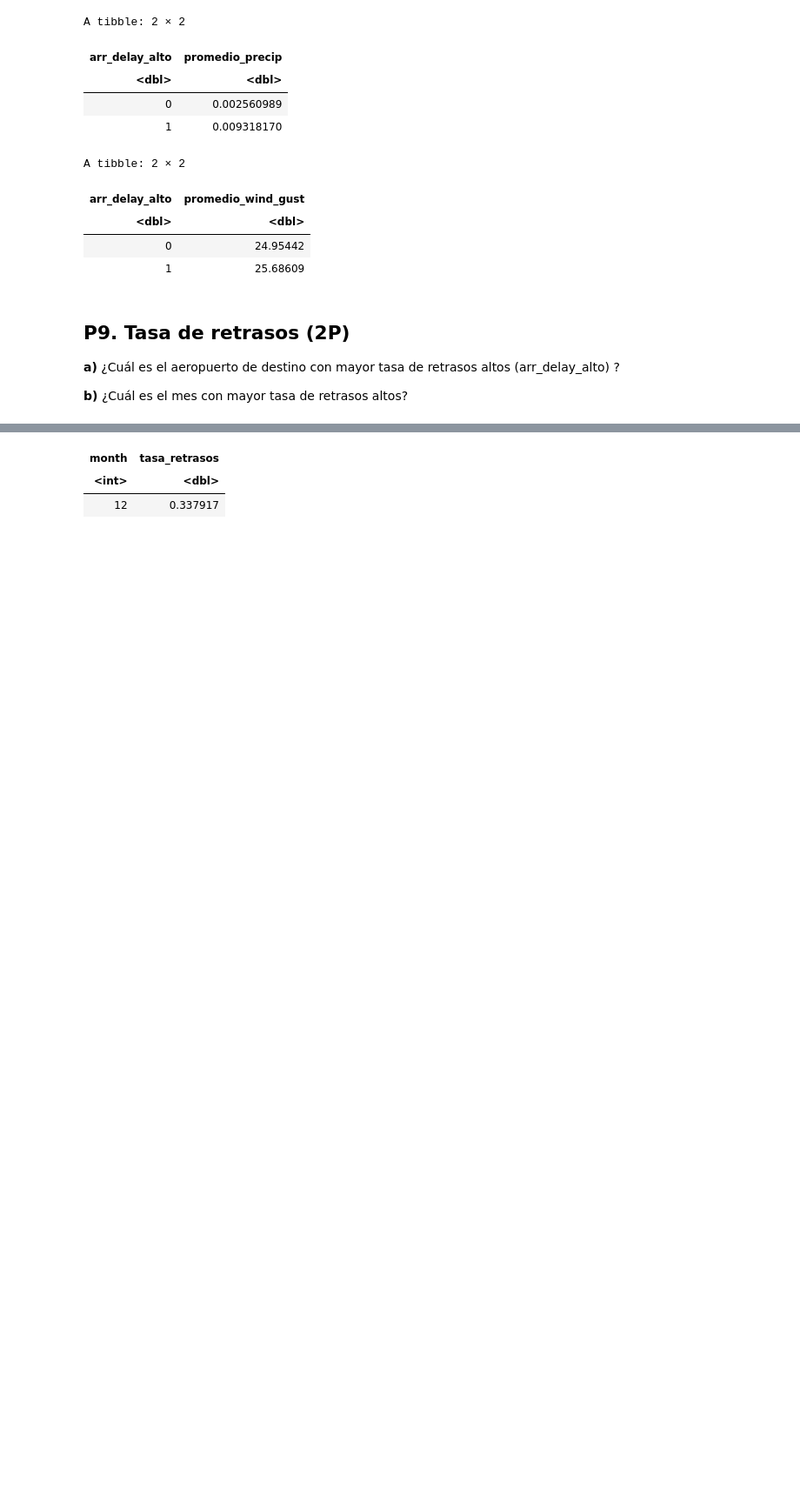
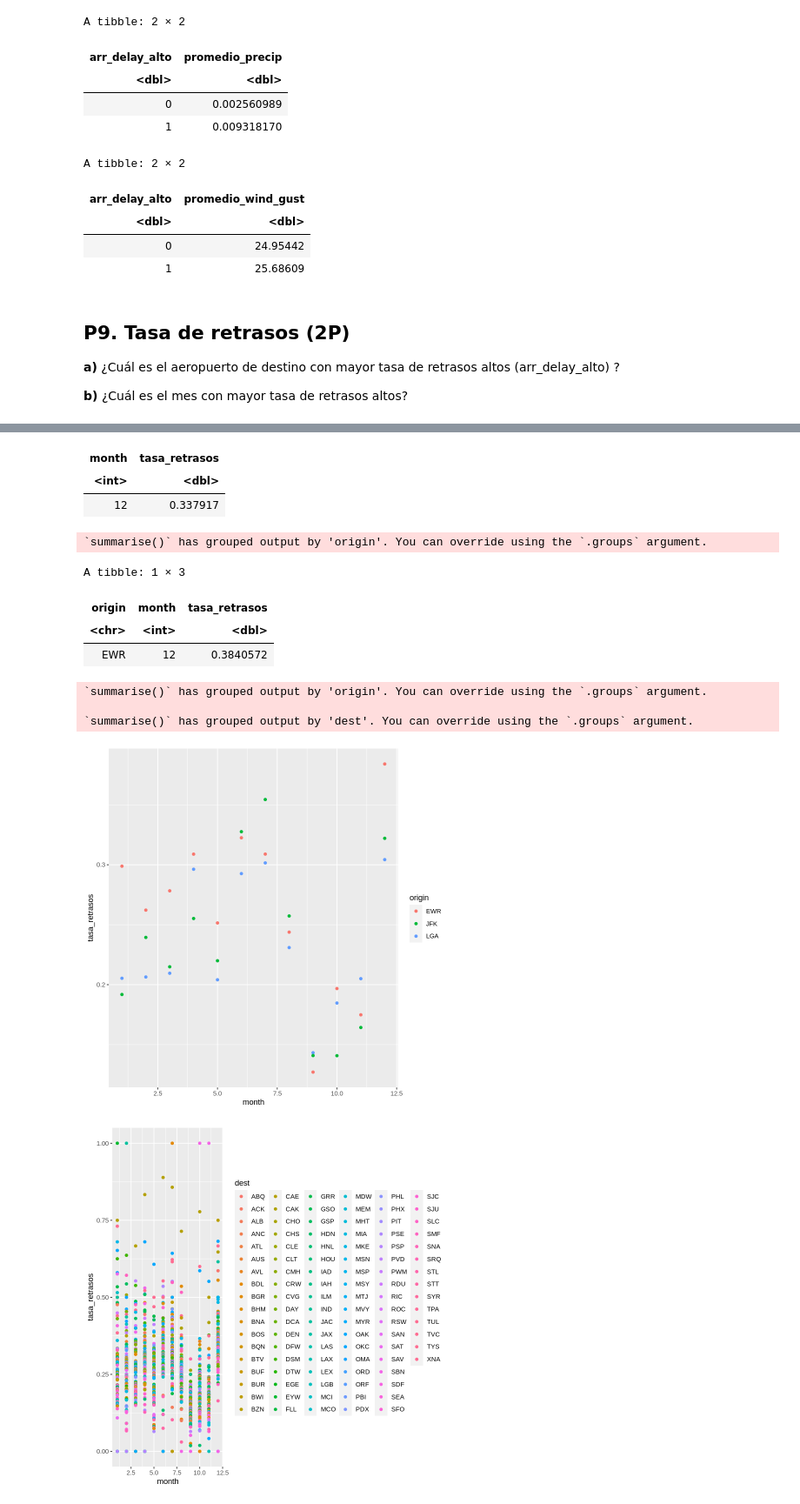
Before and after one commit to rodrigo-coco-espinoza/Introduccion_a_ciencia_de_datos_R_v2, a Jupyter notebook: Ayudantías/A2/Desarrollo/A2_02_Taller.ipynb, the cells around one changed output, grey strips where cells are left out. Shown: that part at 87% size. Cells and saved outputs as stored; diff of their text form; code cells hidden in the pictures; blank space fills up the shorter version.

```diff
--- a/Ayudantías/A2/Desarrollo/A2_02_Taller.ipynb
+++ b/Ayudantías/A2/Desarrollo/A2_02_Taller.ipynb
@@ -285,29 +285,56 @@ A tibble: 2 × 2
 # %%
 # a)
 
 vuelos_ret_ampliado %>%
 group_by(dest) %>% summarise( tasa_retrasos = sum(arr_delay_alto)/length(arr_delay_alto)) %>% ungroup() %>%
 arrange(desc(tasa_retrasos)) %>% head(1)
 
 vuelos_ret_ampliado %>%
 group_by(dest) %>% summarise( tasa_retrasos = sum(arr_delay_alto)/n()) %>% ungroup() %>%
 arrange(desc(tasa_retrasos)) %>% head(1)
 
 
 # b)
 vuelos_ret_ampliado %>%
 group_by(month) %>% summarise( tasa_retrasos = sum(arr_delay_alto)/n()) %>% ungroup() %>%
 arrange(desc(tasa_retrasos)) %>% head(1)
+
+
+# c) extra: aeropuerto y mes con mayor retraso
+vuelos_ret_ampliado %>%
+group_by(origin, month) %>% summarise( tasa_retrasos = sum(arr_delay_alto)/n()) %>% ungroup() %>%
+arrange(desc(tasa_retrasos)) %>% head(1)
+
+# graficos
+vuelos_ret_ampliado %>%
+group_by(origin, month) %>% summarise( tasa_retrasos = sum(arr_delay_alto)/n()) %>% ungroup() %>%
+arrange(desc(tasa_retrasos))  %>%
+ggplot(aes(x = month, y = tasa_retrasos, color = origin )) + geom_point()
+
+vuelos_ret_ampliado %>%
+group_by(dest, month) %>% summarise( tasa_retrasos = sum(arr_delay_alto)/n()) %>% ungroup() %>%
+arrange(desc(tasa_retrasos))  %>%
+ggplot(aes(x = month, y = tasa_retrasos, color = dest )) + geom_point()
 # %% [output]
 A tibble: 1 × 2
 | dest | tasa_retrasos |
 | <chr> | <dbl> |
 | CAE | 0.6346154 |
 A tibble: 1 × 2
 | dest | tasa_retrasos |
 | <chr> | <dbl> |
 | CAE | 0.6346154 |
 A tibble: 1 × 2
 | month | tasa_retrasos |
 | <int> | <dbl> |
 | 12 | 0.337917 |
+`summarise()` has grouped output by 'origin'. You can override using the `.groups` argument.
+A tibble: 1 × 3
+| origin | month | tasa_retrasos |
+| <chr> | <int> | <dbl> |
+| EWR | 12 | 0.3840572 |
+`summarise()` has grouped output by 'origin'. You can override using the `.groups` argument.
+
+`summarise()` has grouped output by 'dest'. You can override using the `.groups` argument.
+[figure, added]
+[figure, added]
```
